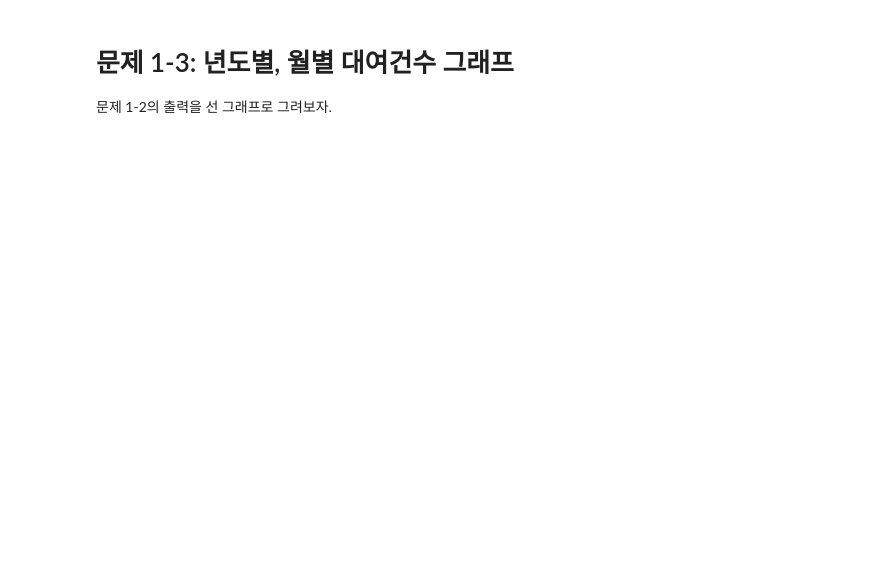
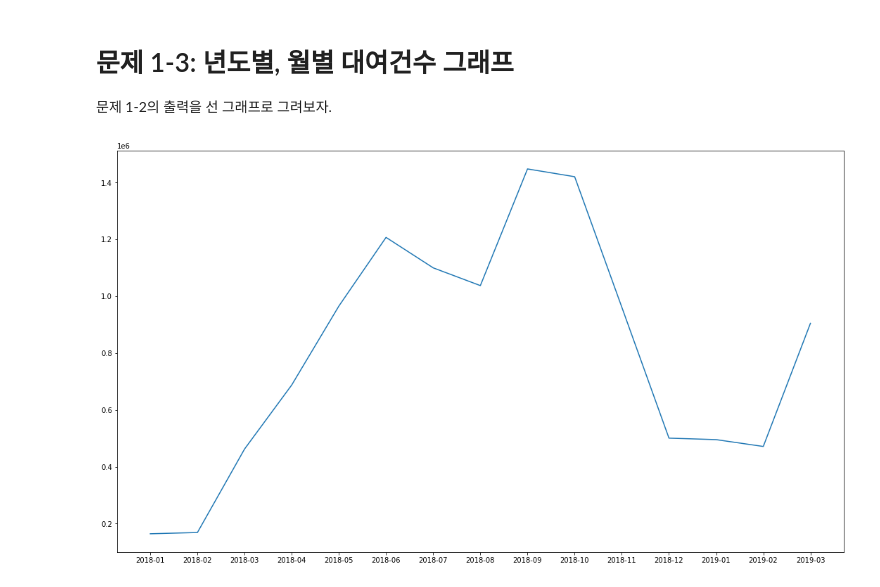
Before and after one commit to 201511080/s, a Jupyter notebook: homework_6.ipynb, the cells around one changed output. Drawn from its saved outputs; the diff is of its cells as text; code cells hidden in the pictures; blank space fills up the shorter version.

```diff
--- a/homework_6.ipynb
+++ b/homework_6.ipynb
@@ -42,3 +144,16 @@
 # 문제 1-2: 년도별, 월별 대여건수 합계
 
 년별, 월별로 대여건수를 계산하여 합계를 계산하여 출력한다.
+# %%
+from pyspark.sql import functions as F
+
+bicycleDataFrame2 = _bicycle\
+.withColumn("formattedDate", F.to_date(F.col("date"), "yyyy-MM-d"))\
+.withColumn('year/month', F.date_format(F.col("date") ,"yyyy-MM"))
+
+bicycleGroupByYearMonthDF = bicycleDataFrame2\
+.groupBy("year/month")\
+.agg({"count": "sum"})\
+.orderBy("year/month")
+
+bicycleGroupByYearMonthDF.show()
@@ -48,0 +186,24 @@
+# %%
+%matplotlib inline
+
+from matplotlib import pyplot as plt
+import numpy as np
+
+_dateRdd=bicycleGroupByYearMonthDF.rdd.map(lambda fields: fields[0]).collect()
+_sumRdd=bicycleGroupByYearMonthDF.rdd.map(lambda fields: fields[1]).collect()
+
+# Get the cuirrenct
+fig = plt.gcf()
+fig.set_size_inches(18.5, 10.5, forward=True)
+
+# Get the current axis
+ax = plt.gca()
+
+# Now set the ticks and labels
+# ax.set_xticks(_sumRdd)
+# ax.set_xticklabels(_sumRdd)
+
+plt.plot(np.array(_dateRdd), np.array(_sumRdd))
+plt.show()
+# %% [output]
+[figure, added]
```
Also changed, not shown: parts of 12 cells of this notebook, 1 other file.
